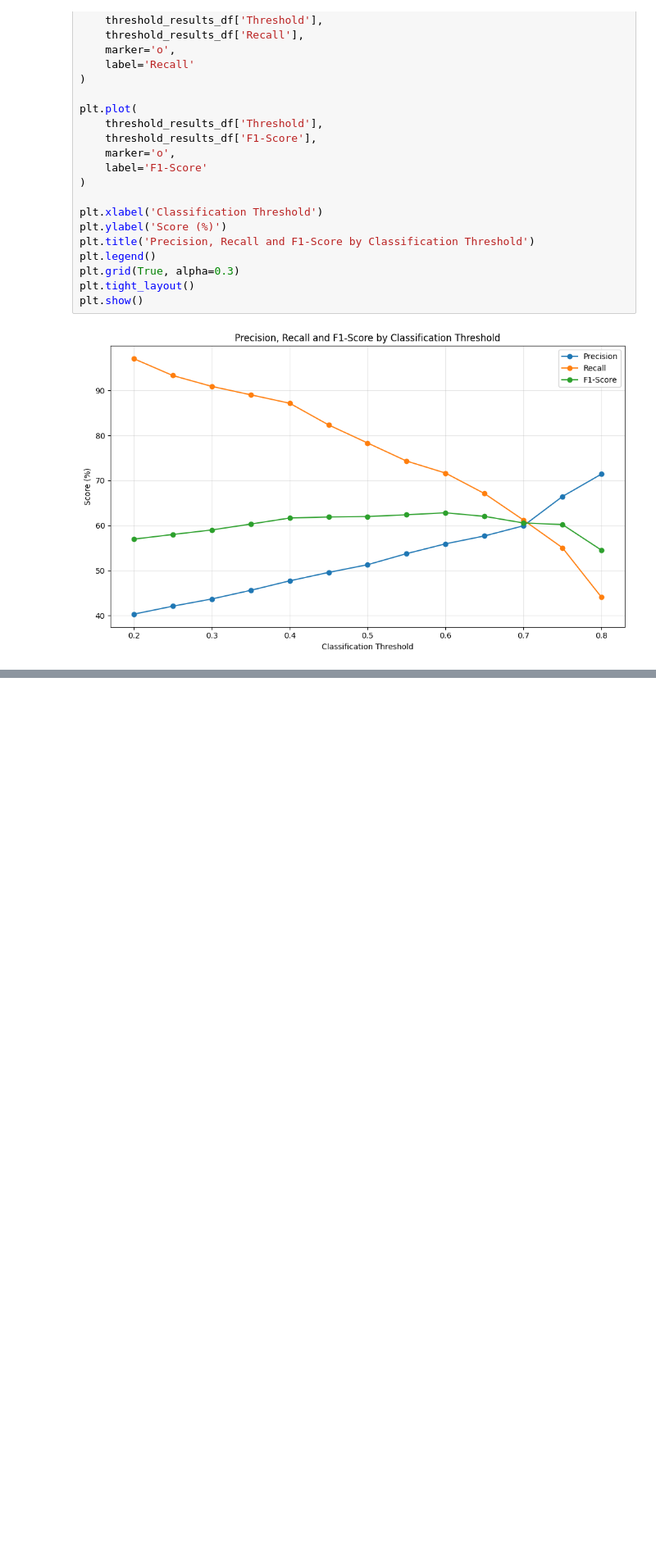
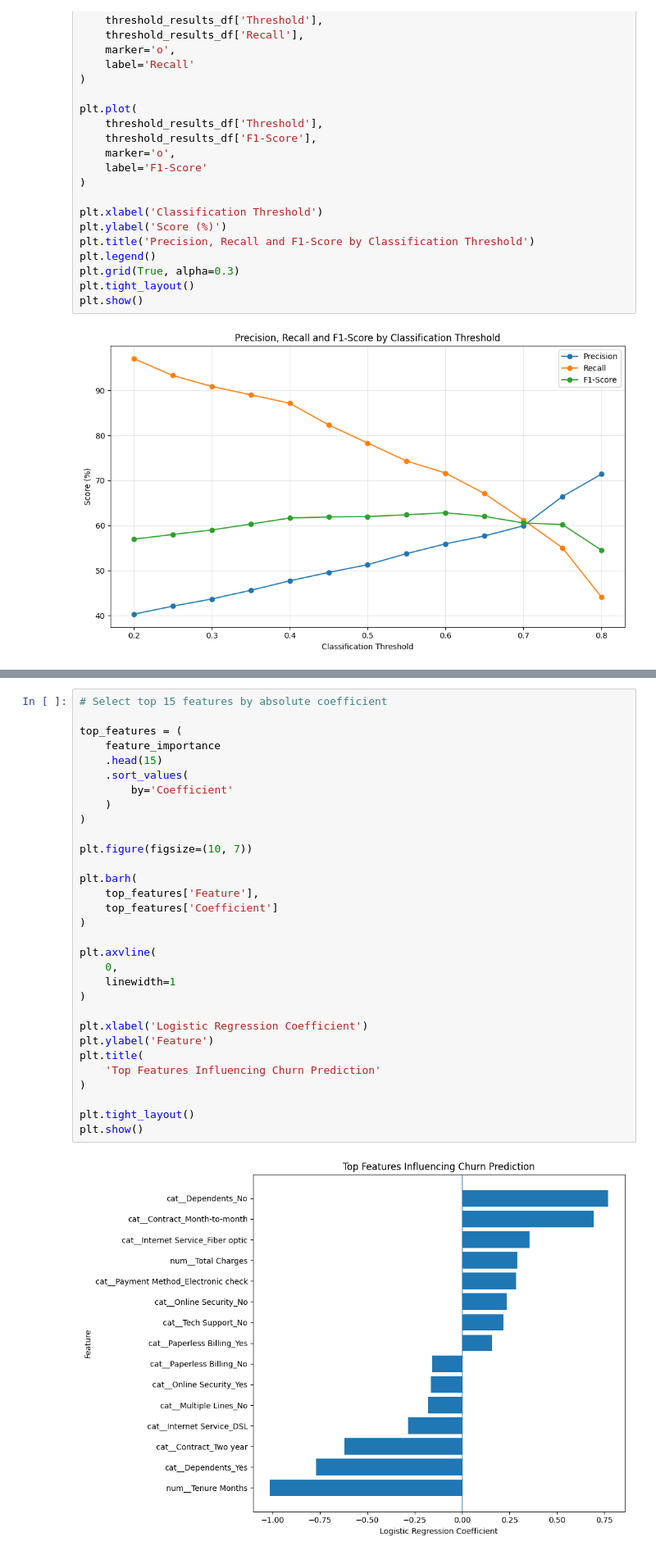
Before and after one commit to AchalaSharma/churn-prediction-project, a Jupyter notebook: notebooks/01_Data_Understanding_and_Initial_EDA.ipynb, the cells around one changed output, grey strips where cells are left out. Shown at 82% size. Saved outputs shown, nothing was run; the diff lists cells and outputs as text; blank space fills up the shorter version.

```diff
--- a/notebooks/01_Data_Understanding_and_Initial_EDA.ipynb
+++ b/notebooks/01_Data_Understanding_and_Initial_EDA.ipynb
@@ -2674,0 +2881,33 @@ plt.show()
+# %%
+# Select top 15 features by absolute coefficient
+
+top_features = (
+    feature_importance
+    .head(15)
+    .sort_values(
+        by='Coefficient'
+    )
+)
+
+plt.figure(figsize=(10, 7))
+
+plt.barh(
+    top_features['Feature'],
+    top_features['Coefficient']
+)
+
+plt.axvline(
+    0,
+    linewidth=1
+)
+
+plt.xlabel('Logistic Regression Coefficient')
+plt.ylabel('Feature')
+plt.title(
+    'Top Features Influencing Churn Prediction'
+)
+
+plt.tight_layout()
+plt.show()
+# %% [output]
+[figure, added]
```
Also changed, not shown: parts of 7 cells of this notebook.
